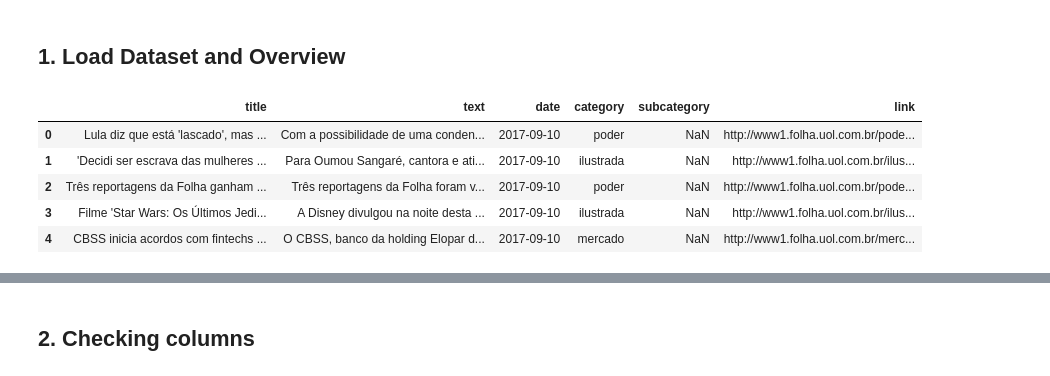
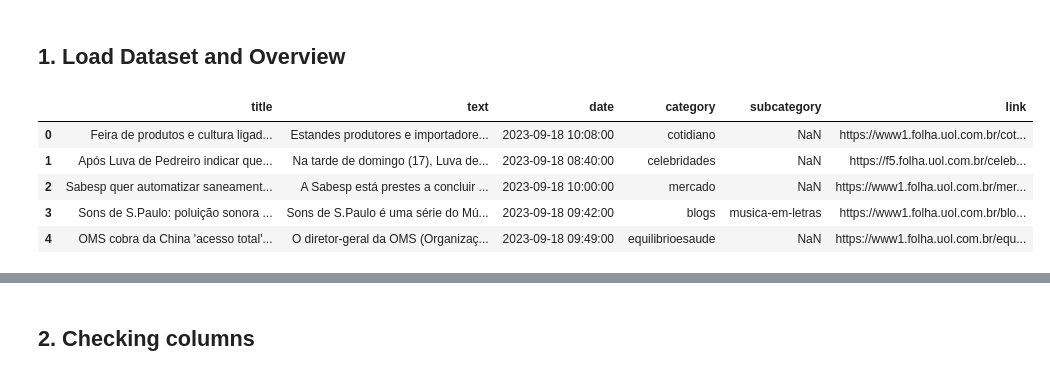
Before and after one commit to Lucas-Okamura/folha-scrapy, a Jupyter notebook: clean_data/1_clean_dataset.ipynb, the cells around one changed output, grey strips where cells are left out. Drawn from its saved outputs; the diff is of its cells as text; code cells hidden in the pictures.

Commit message:
finished dataset

```diff
--- a/clean_data/1_clean_dataset.ipynb
+++ b/clean_data/1_clean_dataset.ipynb
@@ -11,16 +11,16 @@ pd.set_option('display.max_rows', 120)
 # %% [markdown]
 ## 1. Load Dataset and Overview
 # %%
-dataset_filepath = "../data/folha_2015_2023.zip"
+dataset_filepath = "../data/folha_2013_2023_raw.zip"
 folha = pd.read_csv(dataset_filepath)
 folha.head()
 # %% [output]
 |  | title | text | date | category | subcategory | link |
-| 0 | Lula diz que está 'lascado', mas ... | Com a possibilidade de uma conden... | 2017-09-10 | poder | NaN | http://www1.folha.uol.com.br/pode... |
-| 1 | 'Decidi ser escrava das mulheres ... | Para Oumou Sangaré, cantora e ati... | 2017-09-10 | ilustrada | NaN | http://www1.folha.uol.com.br/ilus... |
-| 2 | Três reportagens da Folha ganham ... | Três reportagens da Folha foram v... | 2017-09-10 | poder | NaN | http://www1.folha.uol.com.br/pode... |
-| 3 | Filme 'Star Wars: Os Últimos Jedi... | A Disney divulgou na noite desta ... | 2017-09-10 | ilustrada | NaN | http://www1.folha.uol.com.br/ilus... |
-| 4 | CBSS inicia acordos com fintechs ... | O CBSS, banco da holding Elopar d... | 2017-09-10 | mercado | NaN | http://www1.folha.uol.com.br/merc... |
+| 0 | Feira de produtos e cultura ligad... | Estandes produtores e importadore... | 2023-09-18 10:08:00 | cotidiano | NaN | https://www1.folha.uol.com.br/cot... |
+| 1 | Após Luva de Pedreiro indicar que... | Na tarde de domingo (17), Luva de... | 2023-09-18 08:40:00 | celebridades | NaN | https://f5.folha.uol.com.br/celeb... |
+| 2 | Sabesp quer automatizar saneament... | A Sabesp está prestes a concluir ... | 2023-09-18 10:00:00 | mercado | NaN | https://www1.folha.uol.com.br/mer... |
+| 3 | Sons de S.Paulo: poluição sonora ... | Sons de S.Paulo é uma série do Mú... | 2023-09-18 09:42:00 | blogs | musica-em-letras | https://www1.folha.uol.com.br/blo... |
+| 4 | OMS cobra da China 'acesso total'... | O diretor-geral da OMS (Organizaç... | 2023-09-18 09:49:00 | equilibrioesaude | NaN | https://www1.folha.uol.com.br/equ... |
 # %%
 # number of rows and columns
 print(f"Rows: {folha.shape[0]}")
```
Also changed, not shown: parts of 28 cells of this notebook, 2 other files.
